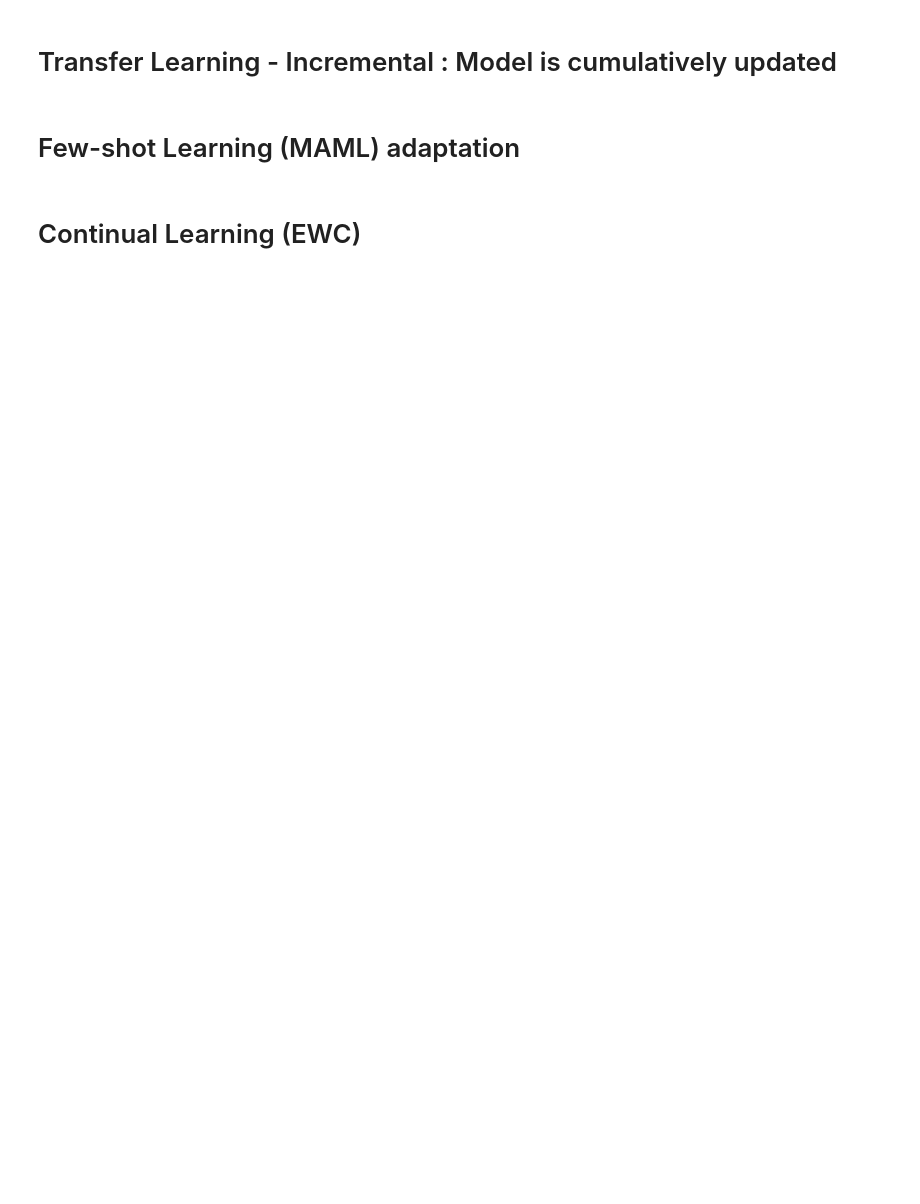
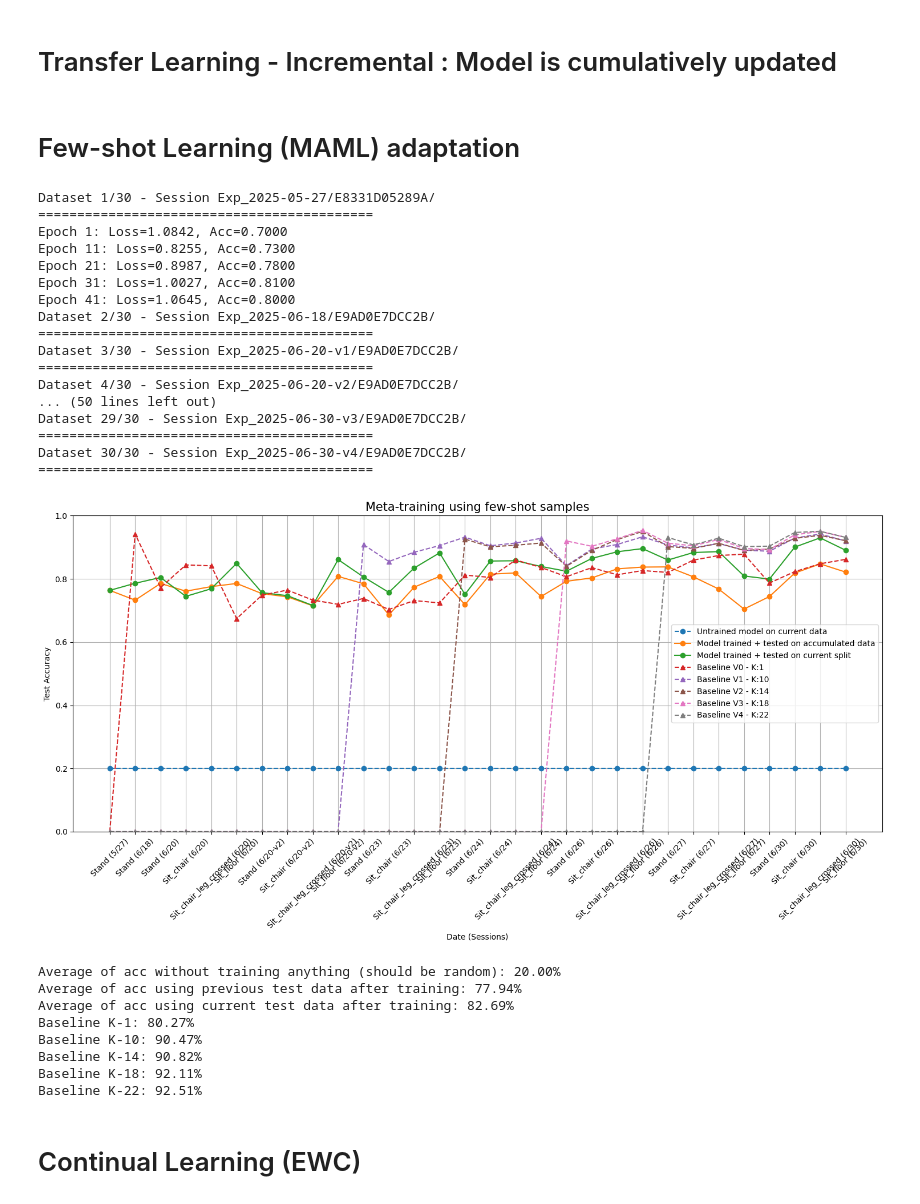
Before and after one commit to Hunminlee/Neural_Computing_Interface_MindForce, a Jupyter notebook: V3 Different Subjects/Comparison_all.ipynb, the cells around one changed output. Drawn from its saved outputs; the diff is of its cells as text; code cells hidden in the pictures; blank space fills up the shorter version.

```diff
--- a/V3 Different Subjects/Comparison_all.ipynb
+++ b/V3 Different Subjects/Comparison_all.ipynb
@@ -51,18 +52,19 @@ Results saved to ../Results/Baseline_results_train_with_22data.csv
 # %%
 import Training_from_scratch
 
-if __name__ == "__main__":
-    prog_trainer = Training_from_scratch.ProgressiveTrainer(config, subject="Hunmin")
-    Init_acc_all, Prev_acc_all, Trained_acc_all = prog_trainer.run(plot_learning_curve=False)
-    prog_trainer.plot_results(baselines, baseline_K)
+prog_trainer = Training_from_scratch.ProgressiveTrainer(config, subject="Hunmin")
+Init_acc_all, Prev_acc_all, Trained_acc_all = prog_trainer.run(plot_learning_curve=False)
+prog_trainer.plot_results(baselines, baseline_K)
 
-    for idx, x in enumerate([Init_acc_all, Prev_acc_all, Trained_acc_all]):
-        if idx==0:
-            print(f"Average of acc without training anything (should be random): {np.mean(x)*100:.2f}%")
-        elif idx==1:
-            print(f"Average of acc using previous test data after training: {np.mean(x)*100:.2f}%")
-        elif idx==2:
-            print(f"Average of acc using current test data after training: {np.mean(x)*100:.2f}%")
+for idx, x in enumerate([Init_acc_all, Prev_acc_all, Trained_acc_all]):
+    if idx==0:
+        print(f"Average of acc without training anything (should be random): {np.mean(x)*100:.2f}%")
+    elif idx==1:
+        print(f"Average of acc using previous test data after training: {np.mean(x)*100:.2f}%")
+    elif idx==2:
+        print(f"Average of acc using current test data after training: {np.mean(x)*100:.2f}%")
+for idx, b in enumerate(baselines):
+    print(f"Baseline K-{baseline_K[idx]}: {float(np.mean(pd.read_csv(baselines[idx])['Accuracy'][int(baseline_K[idx]):])):.2f}%")
 # %% [output]
 ===========================================
 Dataset 1/30 - Session Exp_2025-05-27/E8331D05289A/
@@ -97,22 +95,55 @@ for idx, x in enumerate([Init_acc_all, Prev_acc_all, Trained_acc_all]):
         print(f"Average of acc using previous test data after training (with increment): {np.mean(x)*100:.2f}%")
     elif idx==2:
         print(f"Average of acc using current test data after training (with increment): {np.mean(x)*100:.2f}%")
+
+for idx, b in enumerate(baselines):
+    print(f"Baseline K-{baseline_K[idx]}: {float(np.mean(pd.read_csv(baselines[idx])['Accuracy'][int(baseline_K[idx]):])):.2f}%")
 # %% [markdown]
 # Few-shot Learning (MAML) adaptation
 # %%
 import Few_shot_Learning
 
 trainer = Few_shot_Learning.MAMLProgressiveTrainer(config, subject="Hunmin", K_shot=10, query_size=100)
 Init_acc_all, Prev_acc_all, Trained_acc_all = trainer.run()
 trainer.plot_results(baselines, baseline_K)
 
 for idx, x in enumerate([Init_acc_all, Prev_acc_all, Trained_acc_all]):
     if idx==0:
         print(f"Average of acc without training anything (should be random): {np.mean(x)*100:.2f}%")
     elif idx==1:
         print(f"Average of acc using previous test data after training: {np.mean(x)*100:.2f}%")
     elif idx==2:
         print(f"Average of acc using current test data after training: {np.mean(x)*100:.2f}%")
+
+for idx, b in enumerate(baselines):
+    print(f"Baseline K-{baseline_K[idx]}: {float(np.mean(pd.read_csv(baselines[idx])['Accuracy'][int(baseline_K[idx]):])):.2f}%")
+# %% [output]
+Dataset 1/30 - Session Exp_2025-05-27/E8331D05289A/
+===========================================
+Epoch 1: Loss=1.0842, Acc=0.7000
+Epoch 11: Loss=0.8255, Acc=0.7300
+Epoch 21: Loss=0.8987, Acc=0.7800
+Epoch 31: Loss=1.0027, Acc=0.8100
+Epoch 41: Loss=1.0645, Acc=0.8000
+Dataset 2/30 - Session Exp_2025-06-18/E9AD0E7DCC2B/
+===========================================
+Dataset 3/30 - Session Exp_2025-06-20-v1/E9AD0E7DCC2B/
+===========================================
+Dataset 4/30 - Session Exp_2025-06-20-v2/E9AD0E7DCC2B/
+... (50 lines left out)
+Dataset 29/30 - Session Exp_2025-06-30-v3/E9AD0E7DCC2B/
+===========================================
+Dataset 30/30 - Session Exp_2025-06-30-v4/E9AD0E7DCC2B/
+===========================================
+[figure, added]
+Average of acc without training anything (should be random): 20.00%
+Average of acc using previous test data after training: 77.94%
+Average of acc using current test data after training: 82.69%
+Baseline K-1: 80.27%
+Baseline K-10: 90.47%
+Baseline K-14: 90.82%
+Baseline K-18: 92.11%
+Baseline K-22: 92.51%
 # %% [markdown]
 # Continual Learning (EWC)
 # %%
```
Also changed, not shown: parts of 3 cells of this notebook, 6 other files.
